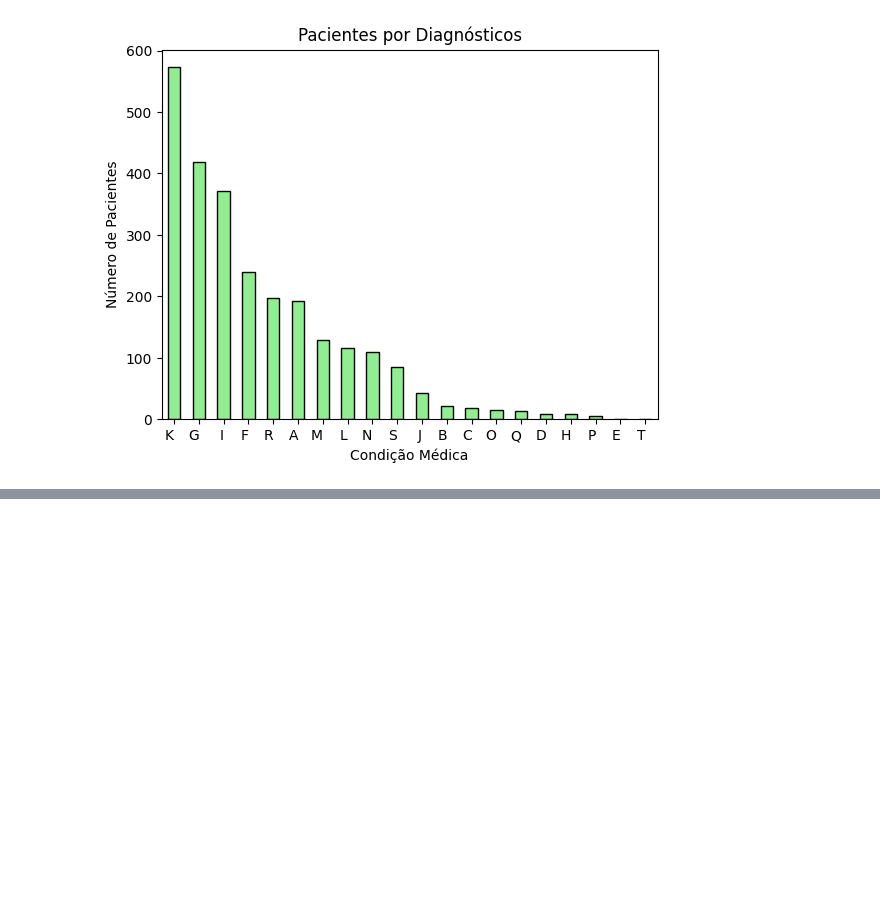
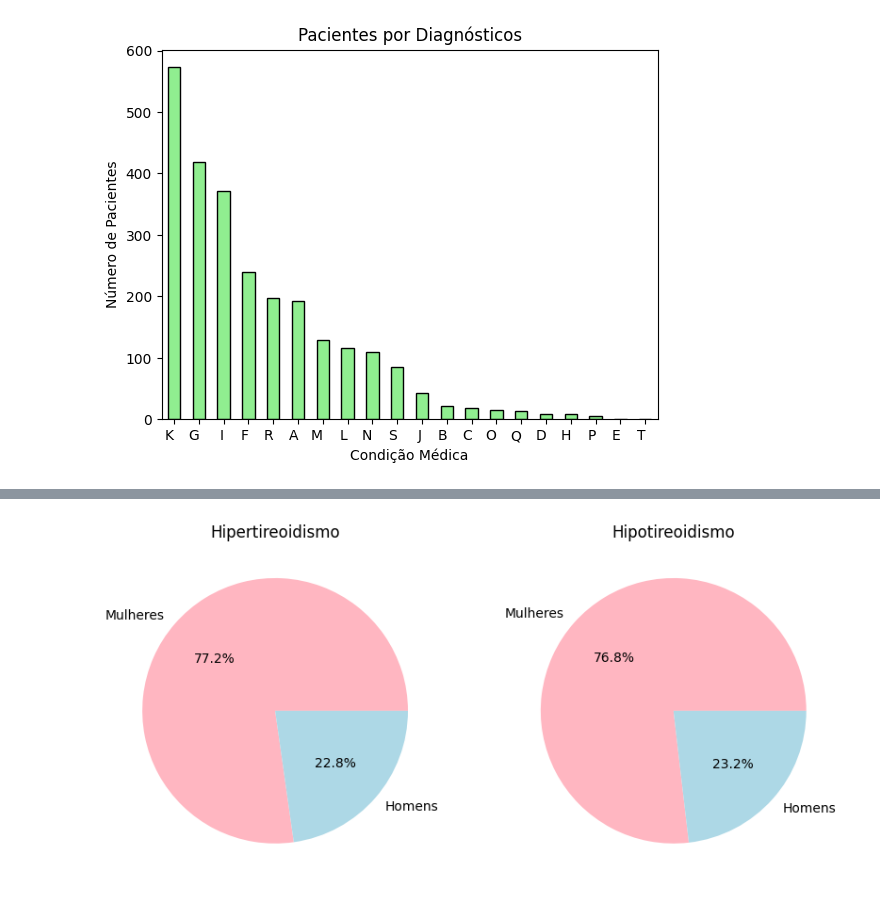
Before and after one commit to gabrielventuradasilva/thyroid-analysis, a Jupyter notebook: thyroid.ipynb, the cells around one changed output, grey strips where cells are left out. Cells and saved outputs as stored; diff of their text form; code cells hidden in the pictures; blank space fills up the shorter version.

```diff
--- a/thyroid.ipynb
+++ b/thyroid.ipynb
@@ -188,0 +166,25 @@ Hipotireoidismo: 667
+# %%
+def map_sex_label(sex):
+    if sex == 'F':
+        return 'Mulheres'
+    elif sex == 'M':
+        return 'Homens'
+
+hipertireoidismo_data = data[data['target'].isin(['A', 'B', 'C', 'D'])]
+hipertireoidismo_sex = hipertireoidismo_data['sex'].value_counts()
+
+hipotireoidismo_data = data[data['target'].isin(['E', 'F', 'G', 'H'])]
+hipotireoidismo_sex = hipotireoidismo_data['sex'].value_counts()
+
+plt.figure(figsize=(10, 5))
+plt.subplot(1, 2, 1)
+plt.pie(hipertireoidismo_sex.values, labels=hipertireoidismo_sex.index.map(map_sex_label), autopct='%1.1f%%', colors=['lightpink', 'lightblue'])
+plt.title('Hipertireoidismo')
+
+plt.subplot(1, 2, 2)
+plt.pie(hipotireoidismo_sex.values, labels=hipotireoidismo_sex.index.map(map_sex_label), autopct='%1.1f%%', colors=['lightpink', 'lightblue'])
+plt.title('Hipotireoidismo')
+
+plt.show()
+# %% [output]
+[figure, added]
```
Also changed, not shown: parts of 7 cells of this notebook.
